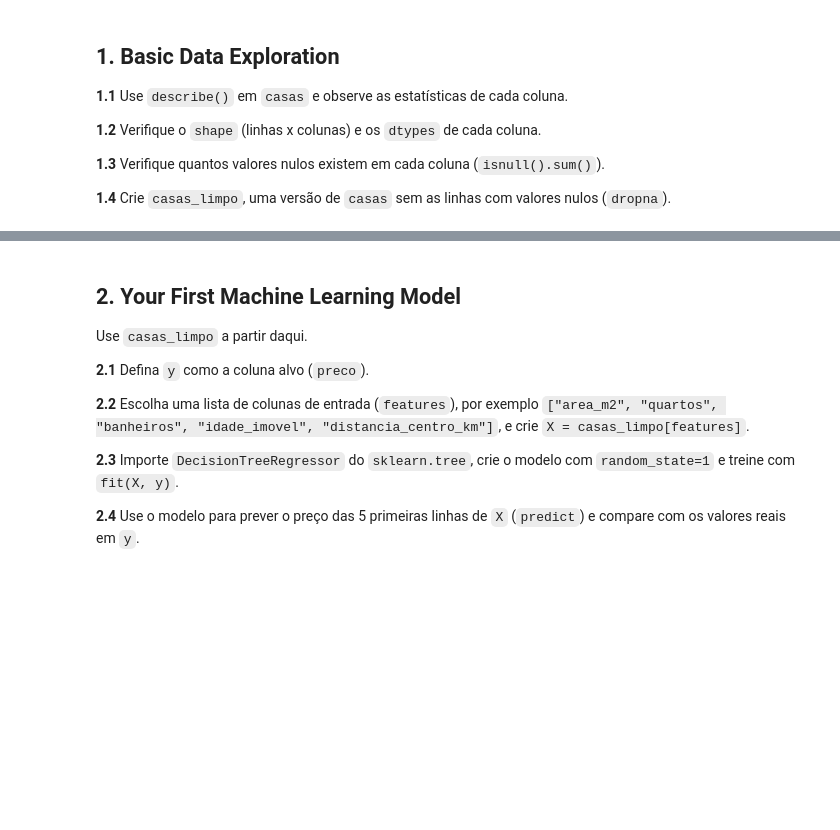
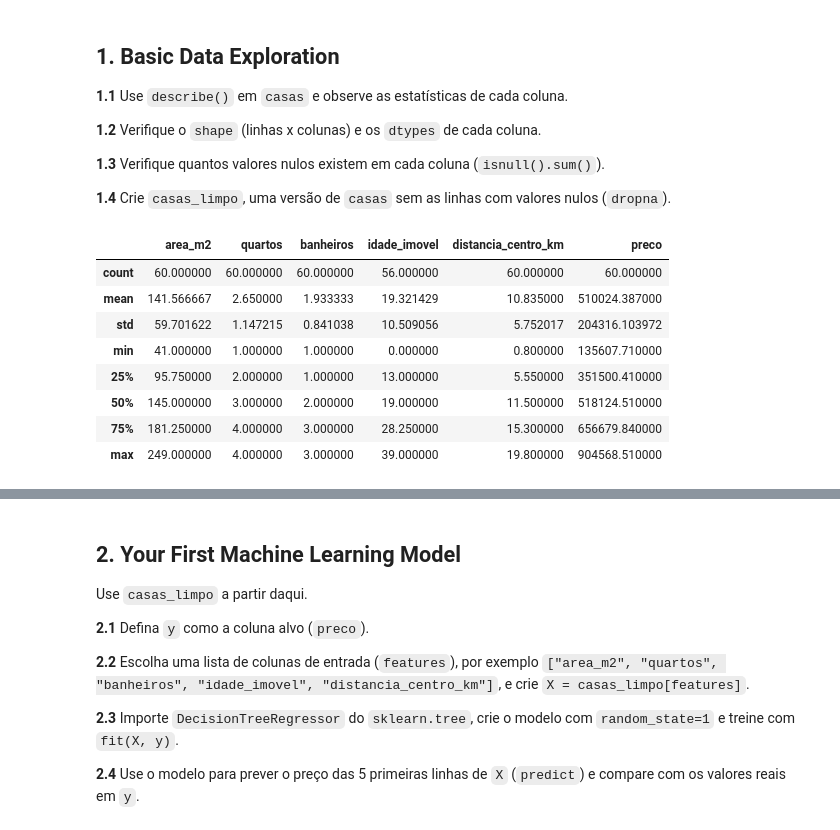
Before and after one commit to Golden1989/meus-projetos, a Jupyter notebook: estudos_ML_NLP/intro_to_machine_learning/exercicios_ml.ipynb, the cells around one changed output, grey strips where cells are left out. Drawn from its saved outputs; the diff is of its cells as text; code cells hidden in the pictures; blank space fills up the shorter version.

```diff
--- a/estudos_ML_NLP/intro_to_machine_learning/exercicios_ml.ipynb
+++ b/estudos_ML_NLP/intro_to_machine_learning/exercicios_ml.ipynb
@@ -46,5 +53,16 @@ casas.head()
 **1.4** Crie `casas_limpo`, uma versão de `casas` sem as linhas com valores nulos (`dropna`).
 # %%
 # 1.1
+casas.describe()
+# %% [output]
+|  | area_m2 | quartos | banheiros | idade_imovel | distancia_centro_km | preco |
+| count | 60.000000 | 60.000000 | 60.000000 | 56.000000 | 60.000000 | 60.000000 |
+| mean | 141.566667 | 2.650000 | 1.933333 | 19.321429 | 10.835000 | 510024.387000 |
+| std | 59.701622 | 1.147215 | 0.841038 | 10.509056 | 5.752017 | 204316.103972 |
+| min | 41.000000 | 1.000000 | 1.000000 | 0.000000 | 0.800000 | 135607.710000 |
+| 25% | 95.750000 | 2.000000 | 1.000000 | 13.000000 | 5.550000 | 351500.410000 |
+| 50% | 145.000000 | 3.000000 | 2.000000 | 19.000000 | 11.500000 | 518124.510000 |
+| 75% | 181.250000 | 4.000000 | 3.000000 | 28.250000 | 15.300000 | 656679.840000 |
+| max | 249.000000 | 4.000000 | 3.000000 | 39.000000 | 19.800000 | 904568.510000 |
 # %%
 # 1.2
```
Also changed, not shown: parts of 27 cells of this notebook.
